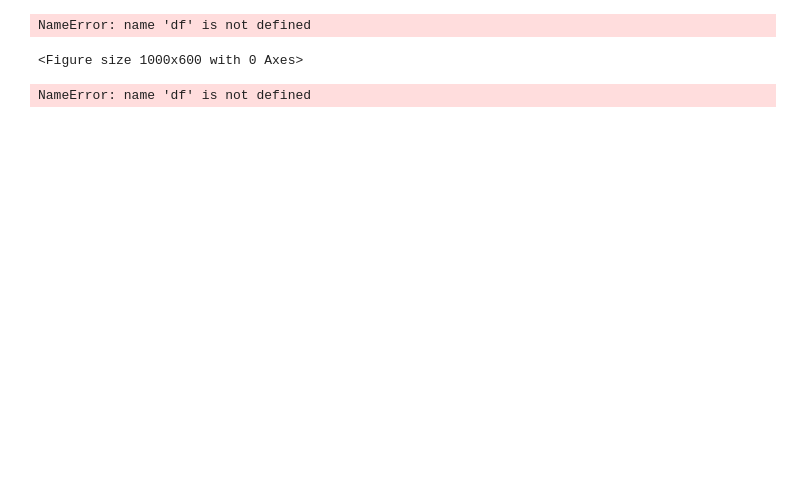
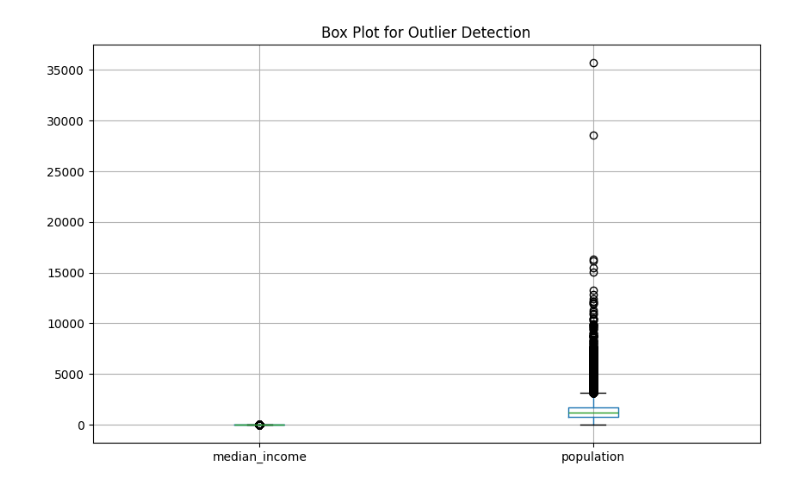
Before and after one commit to RaunakKumar52/Assgn2, a Jupyter notebook: Assgn2.ipynb, the cells around one changed output. Saved outputs shown, nothing was run; the diff lists cells and outputs as text; code cells hidden in the pictures; blank space fills up the shorter version.

```diff
--- a/Assgn2.ipynb
+++ b/Assgn2.ipynb
@@ -5,6 +5,9 @@ import matplotlib.pyplot as plt
 
 from sklearn.datasets import fetch_california_housing
 # %%
-california = fetch_california_housing(as_frame=True)
-df = california.frame
+import pandas as pd
+
+
+df = pd.read_csv("housing.csv")
+df.head()
 # %% [output]
@@ -52,24 +108,14 @@ NameError: name 'df' is not defined
 # 3. Box-Cox transformation
 # 4. Yeo-Johnson transformation (works with zero/negative values)
 # %%
-features = ["MedInc", "AveRooms", "Population"]
+features = ["median_income", "population"]
 
 plt.figure(figsize=(10,6))
 df[features].boxplot()
 plt.title("Box Plot for Outlier Detection")
 plt.show()
 # %% [output]
-NameError: name 'df' is not defined
-<Figure size 1000x600 with 0 Axes>
+[figure, added]
-# %%
-corr = df.corr()
-
-plt.figure(figsize=(10,8))
-sns.heatmap(corr, annot=True, cmap="coolwarm", fmt=".2f")
-plt.title("Correlation Heatmap")
-plt.show()
-# %% [output]
-NameError: name 'df' is not defined
 # %%
 plt.figure(figsize=(8,6))
 scatter = plt.scatter(
```
Also changed, not shown: parts of 19 cells of this notebook.
